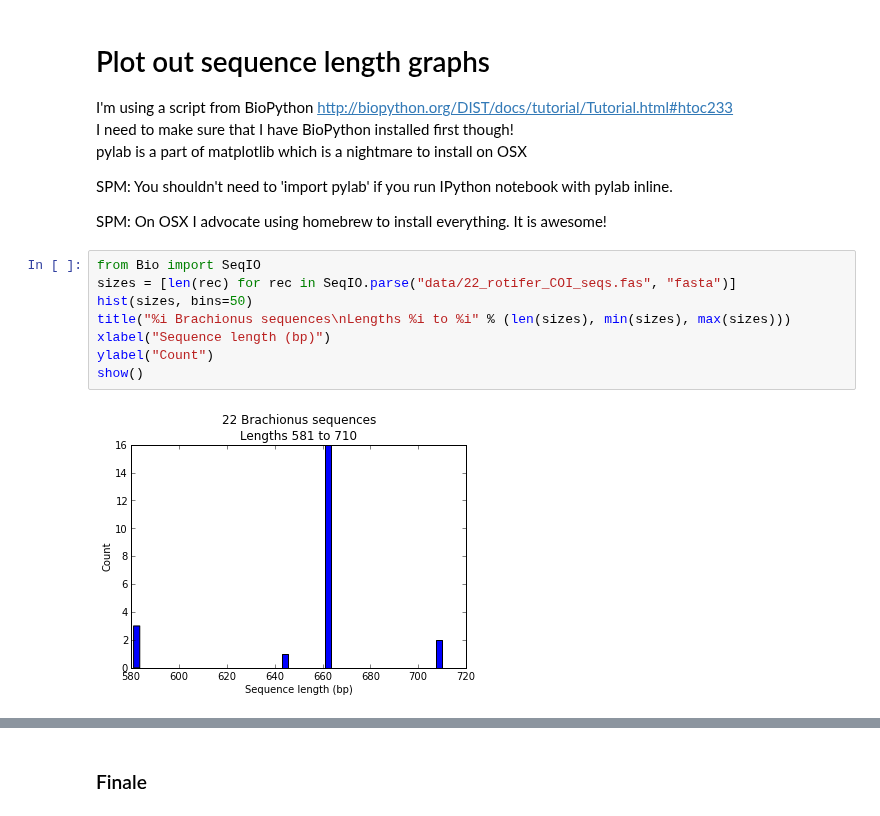
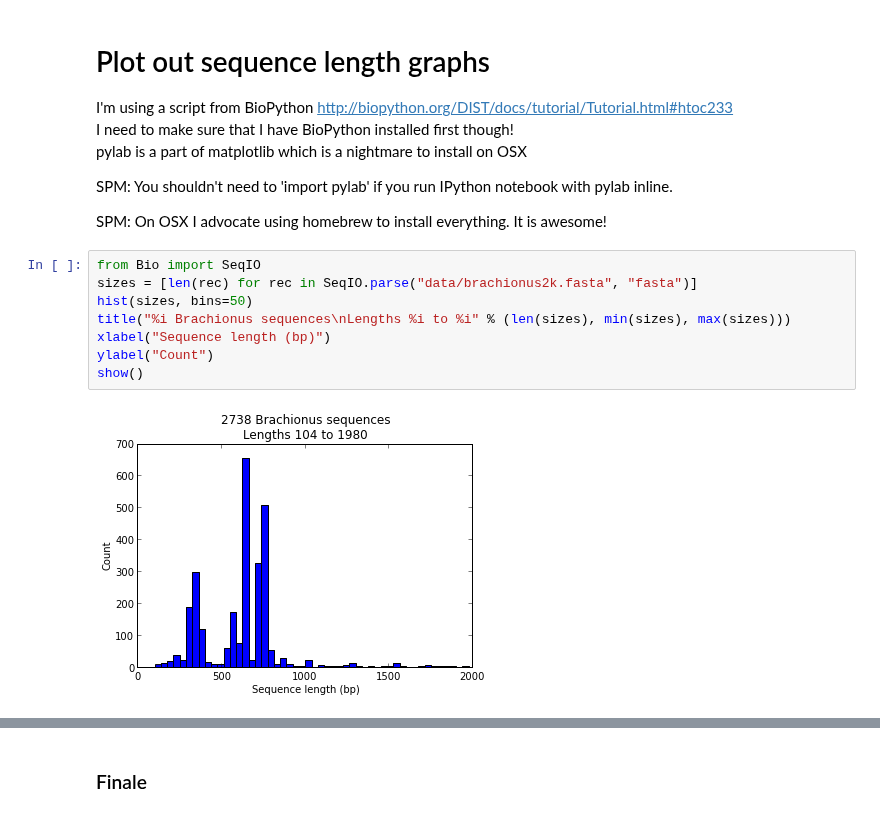
Before and after one commit to HullUni-bioinformatics/ReproPhylo, a Jupyter notebook: SeqLength_EDA.ipynb, the cells around one changed output, grey strips where cells are left out. Saved outputs shown, nothing was run; the diff lists cells and outputs as text.

```diff
--- a/SeqLength_EDA.ipynb
+++ b/SeqLength_EDA.ipynb
@@ -10,14 +10,14 @@ SPM: You shouldn't need to 'import pylab' if you run IPython notebook with pylab
 SPM: On OSX I advocate using homebrew to install everything. It is awesome!
 # %%
 from Bio import SeqIO
-sizes = [len(rec) for rec in SeqIO.parse("data/22_rotifer_COI_seqs.fas", "fasta")]
+sizes = [len(rec) for rec in SeqIO.parse("data/brachionus2k.fasta", "fasta")]
 hist(sizes, bins=50)
 title("%i Brachionus sequences\nLengths %i to %i" % (len(sizes), min(sizes), max(sizes)))
 xlabel("Sequence length (bp)")
 ylabel("Count")
 show()
 # %% [output]
-[figure, old version]
+[figure, new version]
 # %%
 from Bio import SeqIO
 from Bio.SeqUtils import GC
```
Also changed, not shown: parts of 8 cells of this notebook.
